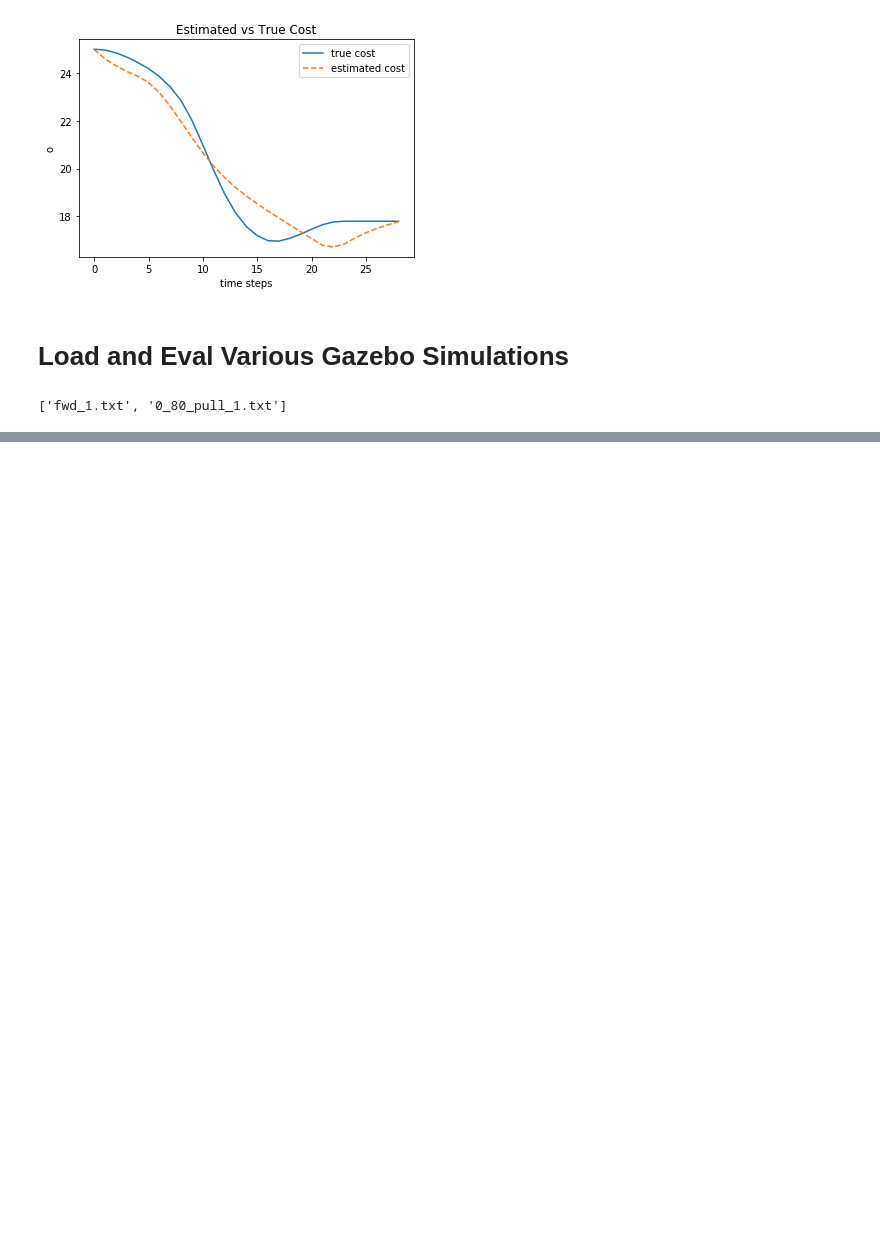
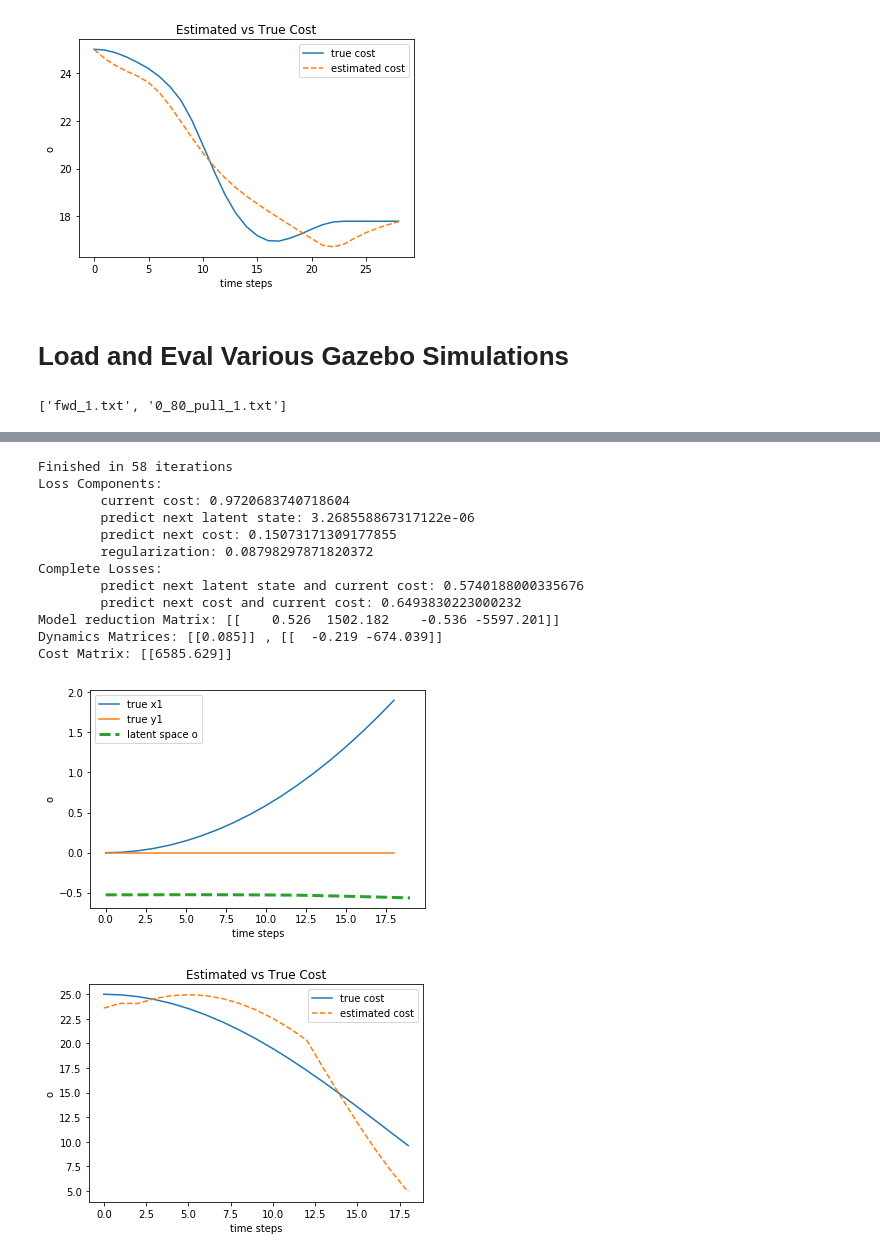
Before and after one commit to PeterMitrano/notebooks, a Jupyter notebook: hard_problem_optimization.ipynb, the cells around one changed output, grey strips where cells are left out. Drawn from its saved outputs; the diff is of its cells as text; code cells hidden in the pictures; blank space fills up the shorter version.

```diff
--- a/hard_problem_optimization.ipynb
+++ b/hard_problem_optimization.ipynb
@@ -139,10 +139,12 @@ tpo.plot_cost(ccp_drag_model, drag_data, dt, g)
 # %% [markdown]
 # Load and Eval Various Gazebo Simulations
 # %%
-def load_gz_train_and_eval(experiment):
+def load_gz_train_and_eval(experiment, seed=0):
+    np.random.seed(seed)
     data = tpo.load_gazebo_data("/home/pmitrano/catkin_ws/src/link_bot/link_bot_teleop/data/" + experiment, g)
-    model = tpo.LinearStateSpaceModelWithQuadraticCost(N=4, M=2, L=2)
-    ccp_eval = tpo.train_and_eval(model, data, g, dt, tpo.one_step_cost_prediction_objective)
+    ccp_model = tpo.LinearStateSpaceModelWithQuadraticCost(N=4, M=2, L=2)
+    p = np.random.randn(ccp_model.size())
+    ccp_eval = tpo.train_and_eval(ccp_model, data, g, dt, tpo.one_step_cost_prediction_objective, initial_params=p)
     s0 = data[0][0]
     tpo.plot_xy_rollout(ccp_model, data, dt, s0, g);
     tpo.plot_cost(ccp_model, data, dt, g)
@@ -155,0 +176,17 @@ load_gz_train_and_eval(experiments[1])
+# %%
+load_gz_train_and_eval(experiments[0])
+# %% [output]
+Finished in 58 iterations
+Loss Components:
+        current cost: 0.9720683740718604
+        predict next latent state: 3.268558867317122e-06
+        predict next cost: 0.15073171309177855
+        regularization: 0.08798297871820372
+Complete Losses:
+        predict next latent state and current cost: 0.5740188000335676
+        predict next cost and current cost: 0.6493830223000232
+Model reduction Matrix: [[    0.526  1502.182    -0.536 -5597.201]]
+Dynamics Matrices: [[0.085]] , [[  -0.219 -674.039]]
+Cost Matrix: [[6585.629]]
+[figure, added]
+[figure, added]
```
Also changed, not shown: parts of 1 cell of this notebook.
